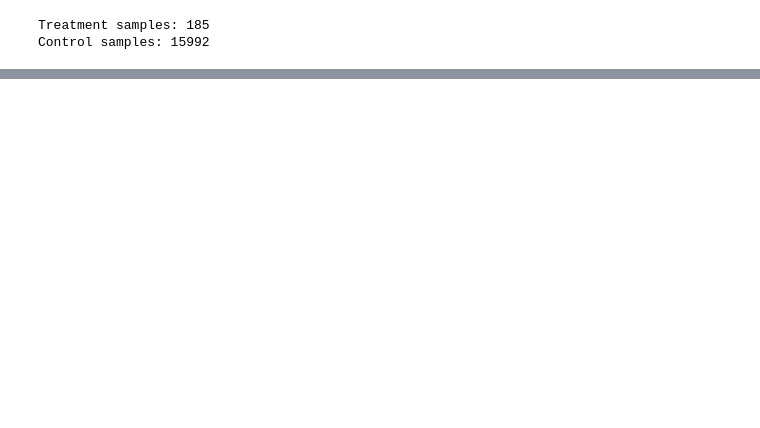
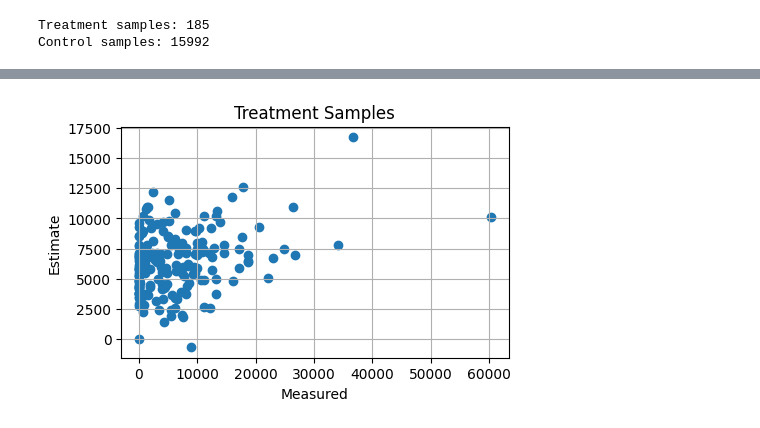
Before and after one commit to TiagoCAAmorim/causal_inference, a Jupyter notebook: Lista06/Lista6.ipynb, the cells around one changed output, grey strips where cells are left out. Cells and saved outputs as stored; diff of their text form; code cells hidden in the pictures; blank space fills up the shorter version.

```diff
--- a/Lista06/Lista6.ipynb
+++ b/Lista06/Lista6.ipynb
@@ -172,3 +201,15 @@ Notes:
 [1] Standard Errors assume that the covariance matrix of the errors is correctly specified.
 [2] The condition number is large, 6.52e+04. This might indicate that there are
 strong multicollinearity or other numerical problems.
+# %%
+plt.figure(figsize=(5,3))
+plt.scatter(y[z==1], mu[1][z==1])
+plt.grid(True)
+plt.xlabel("Measured")
+plt.ylabel("Estimate")
+# plt.xscale('log')
+# plt.yscale('log')
+plt.title("Treatment Samples")
+plt.show()
+# %% [output]
+[figure, added]
```
Also changed, not shown: parts of 19 cells of this notebook, 1 other file.
